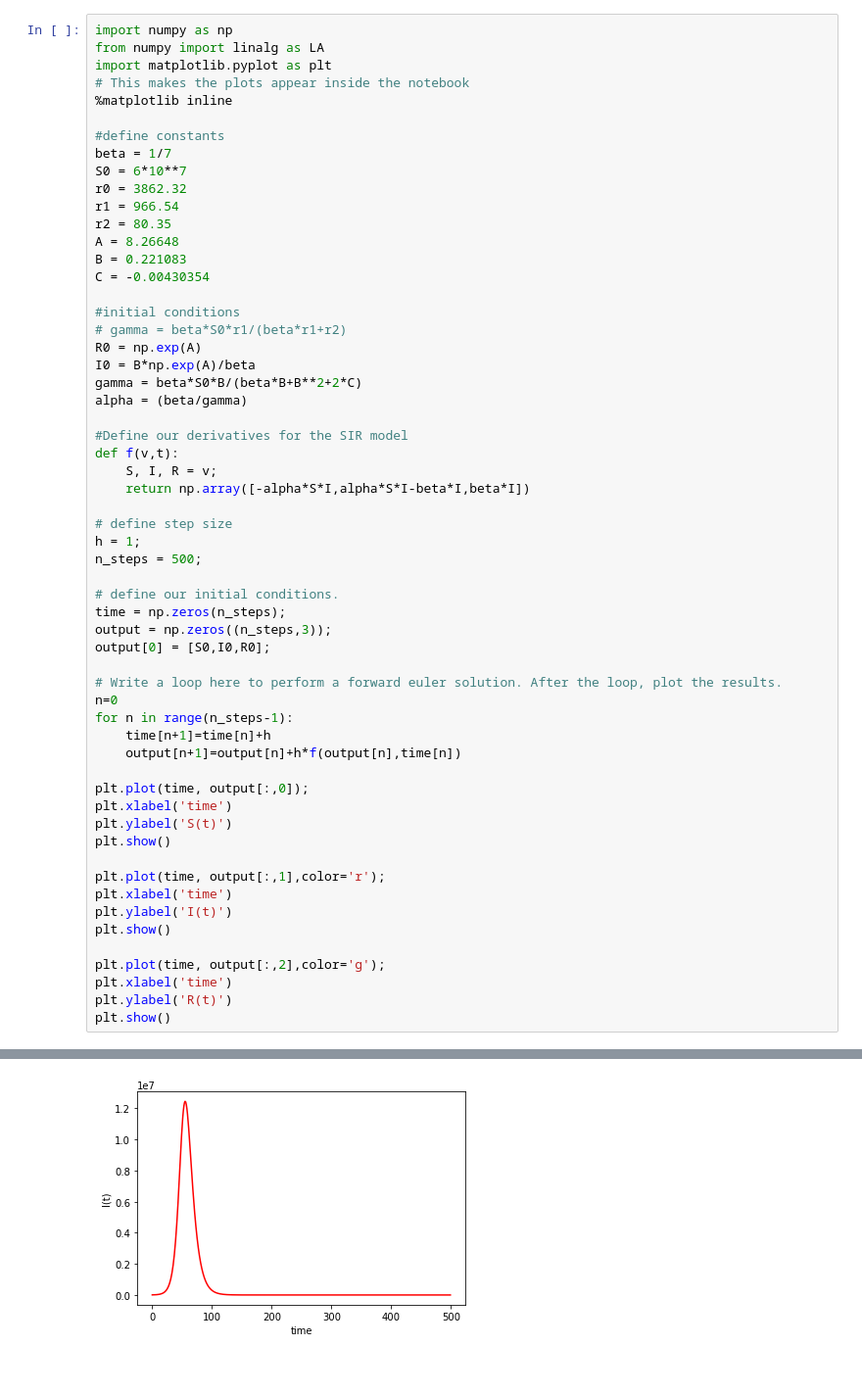
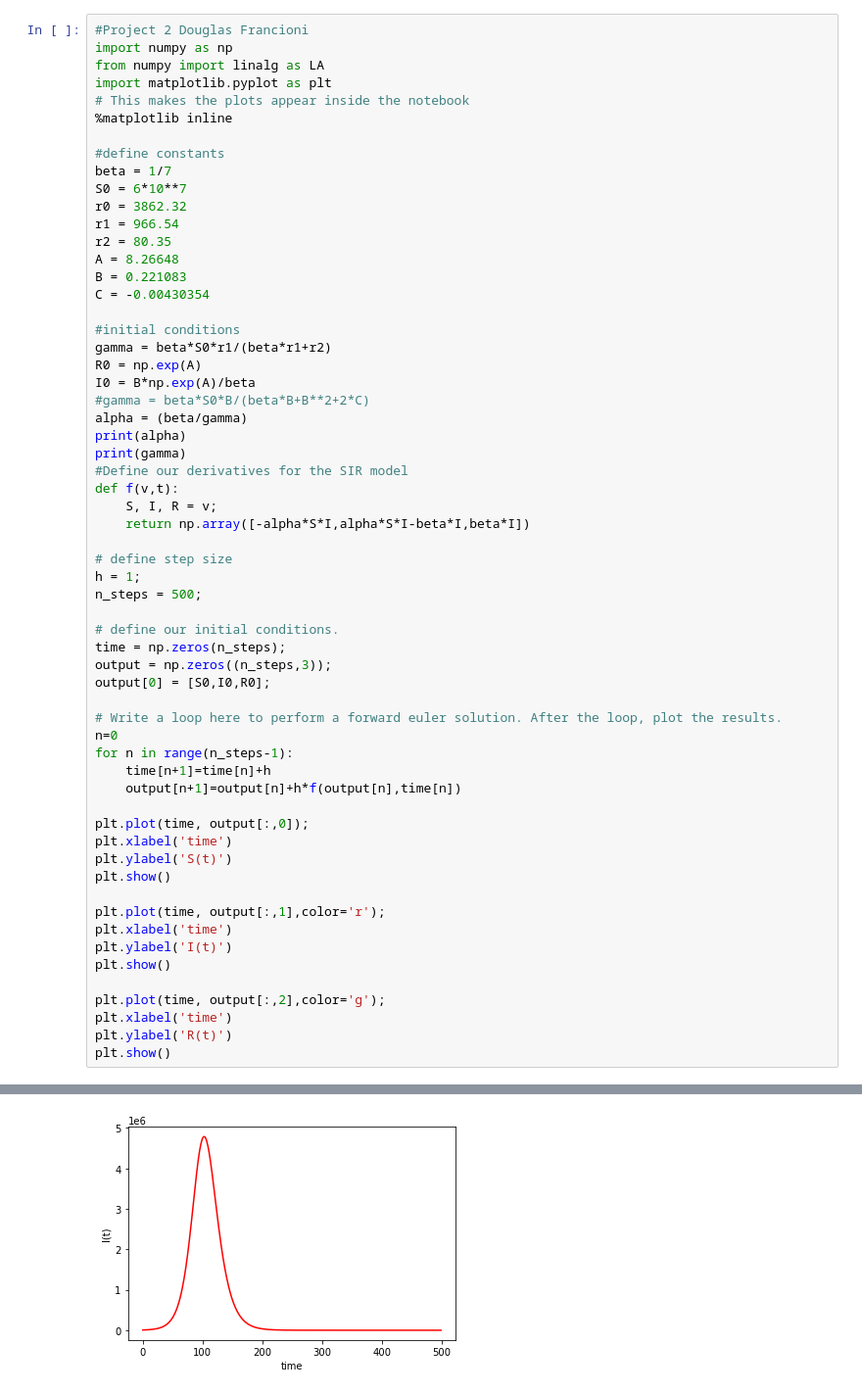
Before and after one commit to dfrancioni/Project-2, a Jupyter notebook: Project 2 Francioni.ipynb, the cells around one changed output, grey strips where cells are left out. Shown at 98% size. Drawn from its saved outputs; the diff is of its cells as text.

```diff
--- a/Project 2 Francioni.ipynb
+++ b/Project 2 Francioni.ipynb
@@ -1,4 +1,5 @@
 # %%
+#Project 2 Douglas Francioni
 import numpy as np
 from numpy import linalg as LA
 import matplotlib.pyplot as plt
@@ -16,12 +17,13 @@ B = 0.221083
 C = -0.00430354
 
 #initial conditions
-# gamma = beta*S0*r1/(beta*r1+r2)
+gamma = beta*S0*r1/(beta*r1+r2)
 R0 = np.exp(A)
 I0 = B*np.exp(A)/beta
-gamma = beta*S0*B/(beta*B+B**2+2*C)
+#gamma = beta*S0*B/(beta*B+B**2+2*C)
 alpha = (beta/gamma)
-
+print(alpha)
+print(gamma)
 #Define our derivatives for the SIR model
 def f(v,t):
     S, I, R = v;
@@ -61 +65 @@ plt.show()
-[figure, old version]
+[figure, new version]
```
Also changed, not shown: parts of 5 cells of this notebook.
